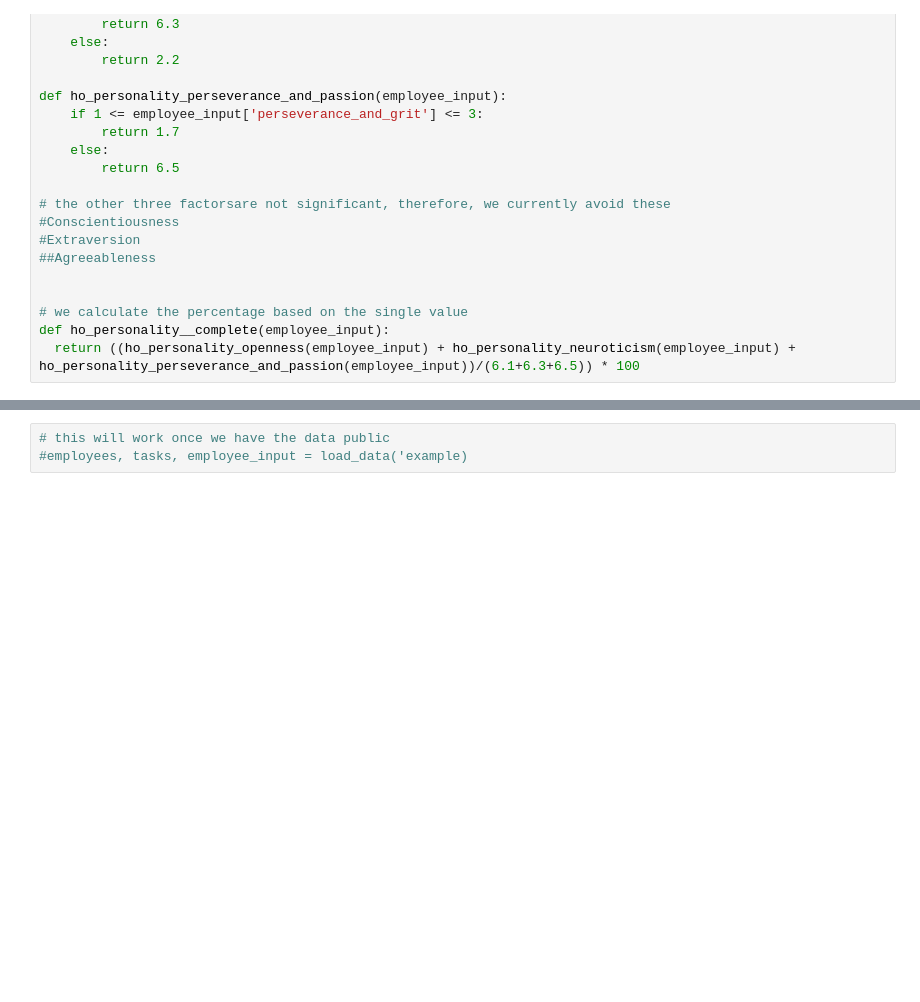
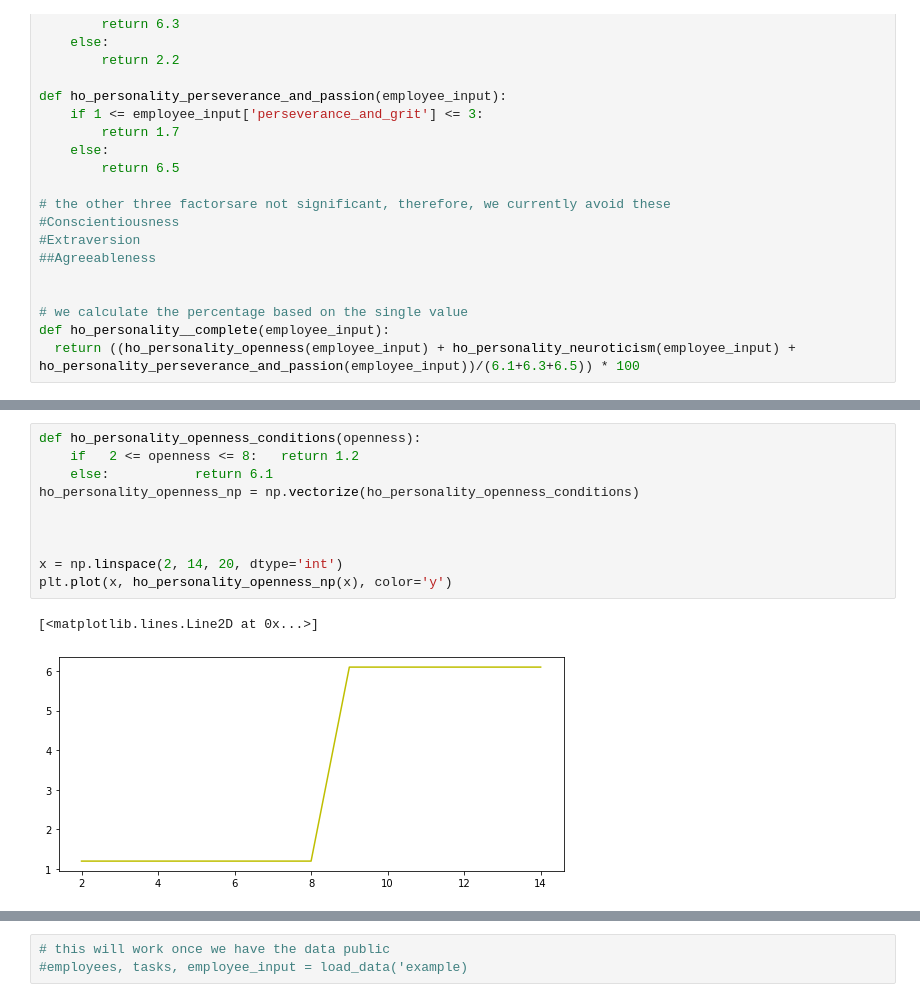
Before and after one commit to jjmatthiesen/HOMPA, a Jupyter notebook: HomeOffice.ipynb, the cells around one changed output, grey strips where cells are left out. Cells and saved outputs as stored; diff of their text form; blank space fills up the shorter version.

```diff
--- a/HomeOffice.ipynb
+++ b/HomeOffice.ipynb
@@ -176,0 +217,13 @@ def ho_personality__complete(employee_input):
+# %%
+def ho_personality_openness_conditions(openness):
+    if   2 <= openness <= 8:   return 1.2
+    else:           return 6.1
+ho_personality_openness_np = np.vectorize(ho_personality_openness_conditions)
+
+
+
+x = np.linspace(2, 14, 20, dtype='int')
+plt.plot(x, ho_personality_openness_np(x), color='y')
+# %% [output]
+[<matplotlib.lines.Line2D at 0x...>]
+[figure, added]
```
Also changed, not shown: parts of 9 cells of this notebook.
